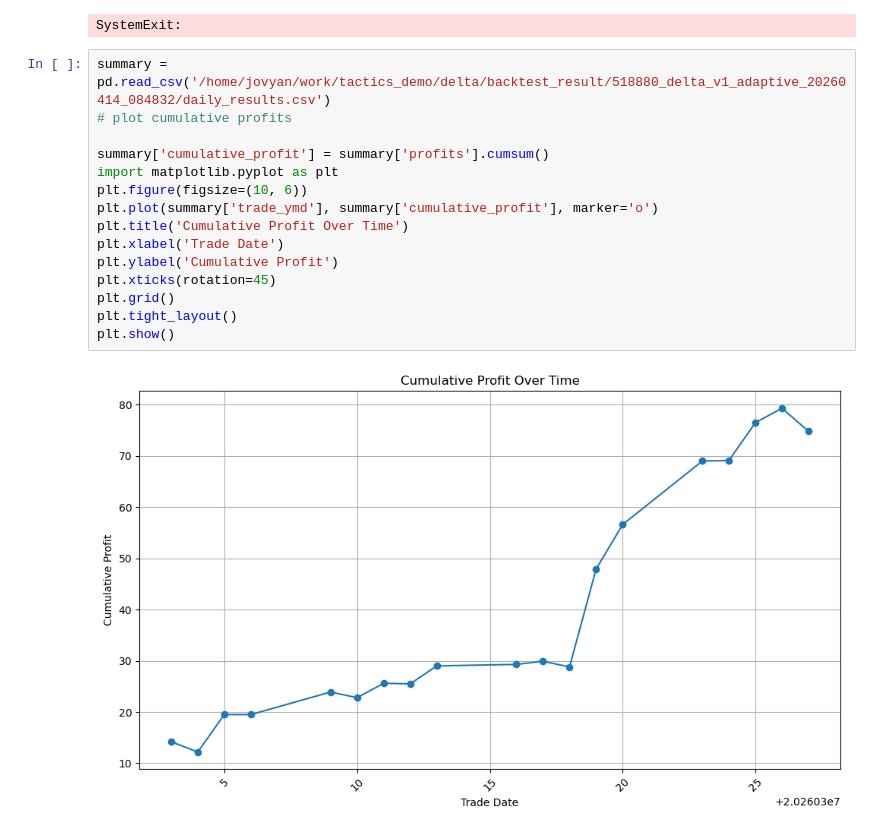
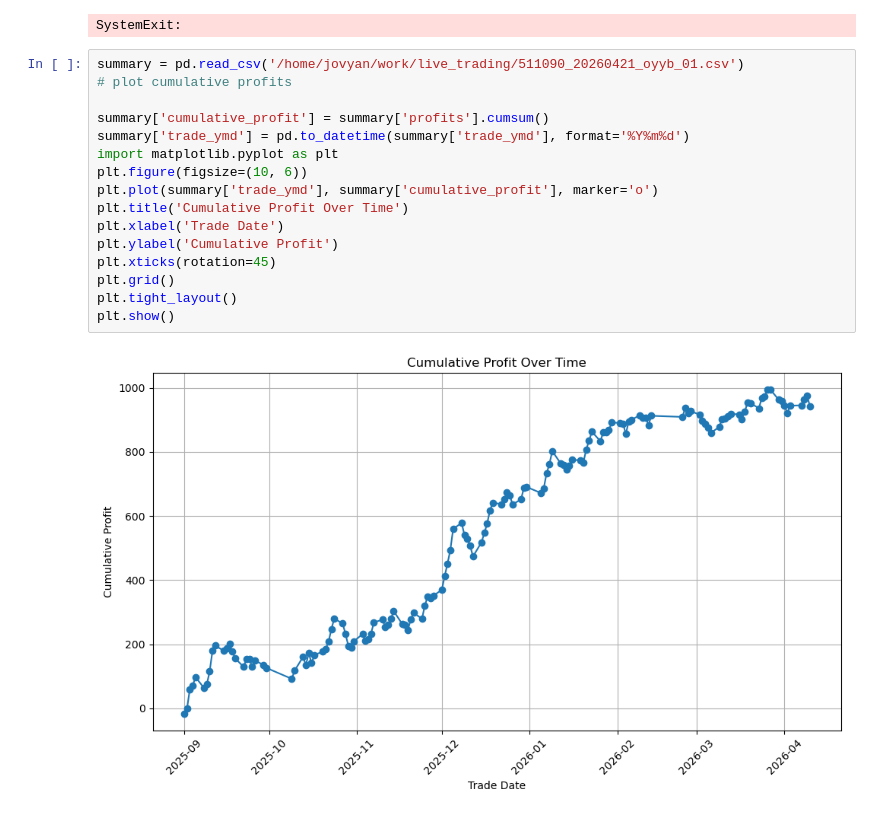
Before and after one commit to artinsophia/Quant-Intern-2026, a Jupyter notebook: delta/demo.ipynb, the cells around one changed output. Drawn from its saved outputs; the diff is of its cells as text.

```diff
--- a/delta/demo.ipynb
+++ b/delta/demo.ipynb
@@ -336,19 +336,20 @@ instrument_id 511090
 20260227
 SystemExit:
 # %%
-summary = pd.read_csv('/home/jovyan/work/tactics_demo/delta/backtest_result/518880_delta_v1_adaptive_20260414_084832/daily_results.csv')
+summary = pd.read_csv('/home/jovyan/work/live_trading/511090_20260421_oyyb_01.csv')
 # plot cumulative profits
 
 summary['cumulative_profit'] = summary['profits'].cumsum()
+summary['trade_ymd'] = pd.to_datetime(summary['trade_ymd'], format='%Y%m%d')
 import matplotlib.pyplot as plt
 plt.figure(figsize=(10, 6))
 plt.plot(summary['trade_ymd'], summary['cumulative_profit'], marker='o')
 plt.title('Cumulative Profit Over Time')
 plt.xlabel('Trade Date')
 plt.ylabel('Cumulative Profit')
 plt.xticks(rotation=45)
 plt.grid()
 plt.tight_layout()
 plt.show()
 # %% [output]
-[figure, old version]
+[figure, new version]
```
